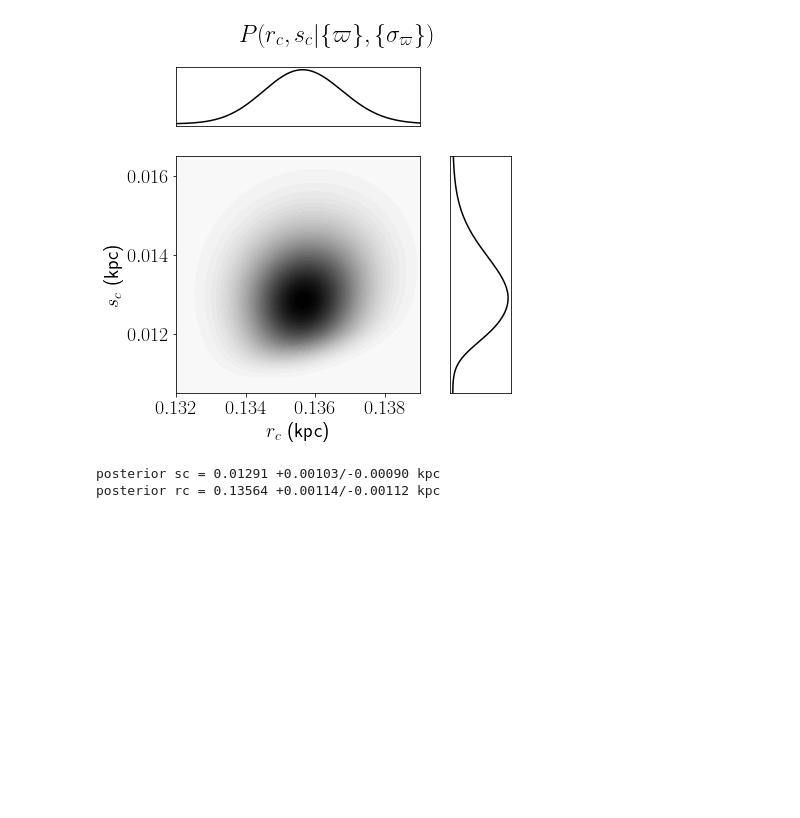
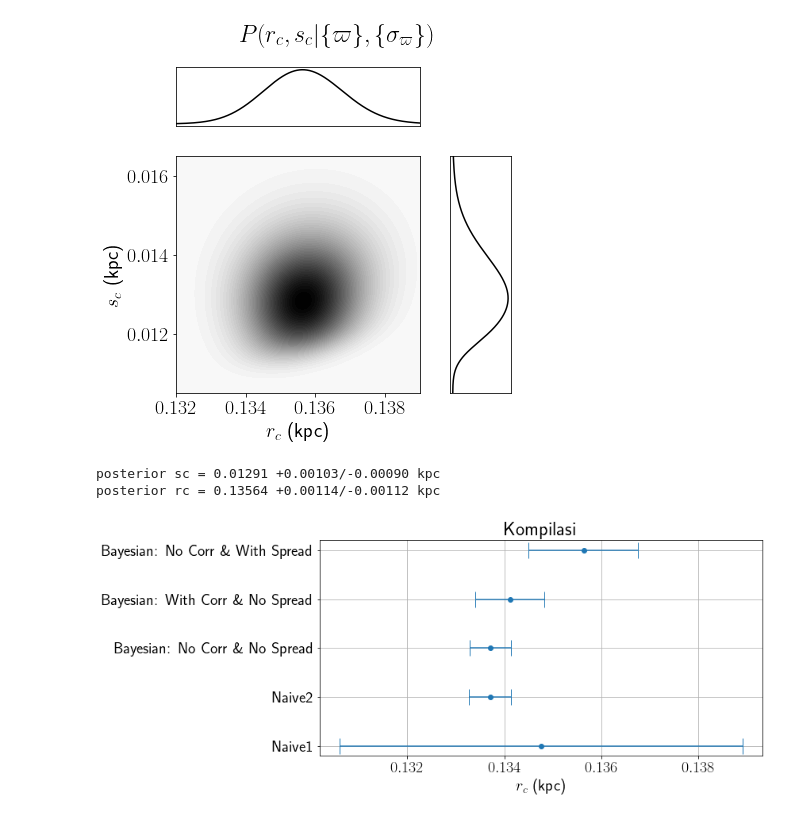
Before and after one commit to Alisyaifudin/estimating-distance, a Jupyter notebook: EstimatingDistance-Multiple.ipynb, the cells around one changed output. Cells and saved outputs as stored; diff of their text form; code cells hidden in the pictures; blank space fills up the shorter version.

```diff
--- a/EstimatingDistance-Multiple.ipynb
+++ b/EstimatingDistance-Multiple.ipynb
@@ -589,3 +589,18 @@ print(f"posterior rc = {modeRC:.5f} +{(hdi_upper_rc-modeRC):.5f}/-{(modeRC-hdi_b
 [figure]
 posterior sc = 0.01291 +0.00103/-0.00090 kpc
 posterior rc = 0.13564 +0.00114/-0.00112 kpc
+# %%
+distance = np.array([rNaive0, rNaive1, rNaive2, mode, mode_cor, modeRC])
+sigma_upper = [rNaive0SD, rNaive1SD, rNaive2SD, hdi_upper-mode, hdi_upper_cor-mode_cor, hdi_upper_rc-modeRC]
+sigma_below = [rNaive0SD, rNaive1SD, rNaive2SD, mode-hdi_below, mode_cor-hdi_below_cor, modeRC-hdi_below_rc]
+sigma = np.array([sigma_upper, sigma_below])
+label = ["Naive0", "Naive1", "Naive2", "Bayesian: No Corr \& No Spread", "Bayesian: With Corr \& No Spread", "Bayesian: No Corr \& With Spread"]
+
+plt.figure(figsize=(10,5))
+plt.errorbar(distance[1:], label[1:], xerr=sigma[:,1:], fmt="o", capsize=10)
+plt.grid()
+plt.title("Kompilasi")
+plt.xlabel(r"$r_c$ (kpc)")
+plt.show()
+# %% [output]
+[figure, added]
```
Also changed, not shown: parts of 2 cells of this notebook.
